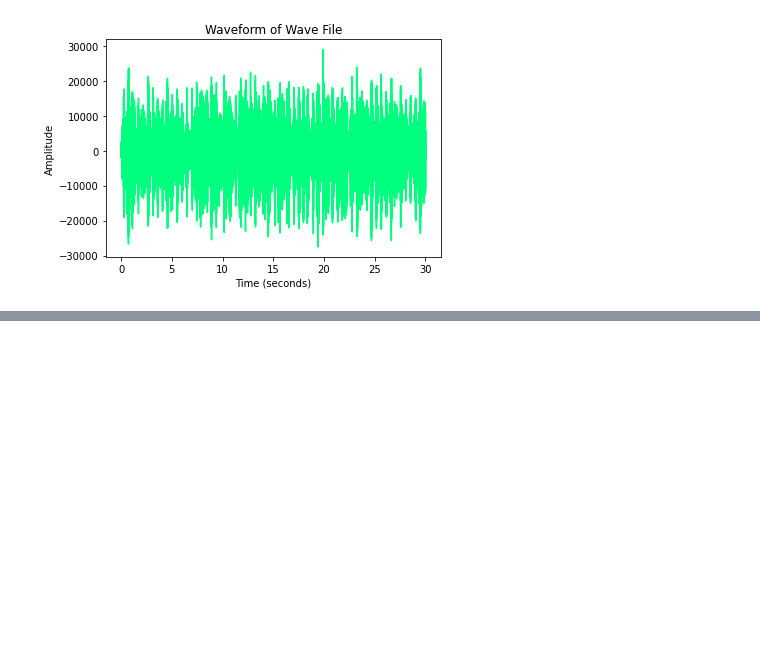
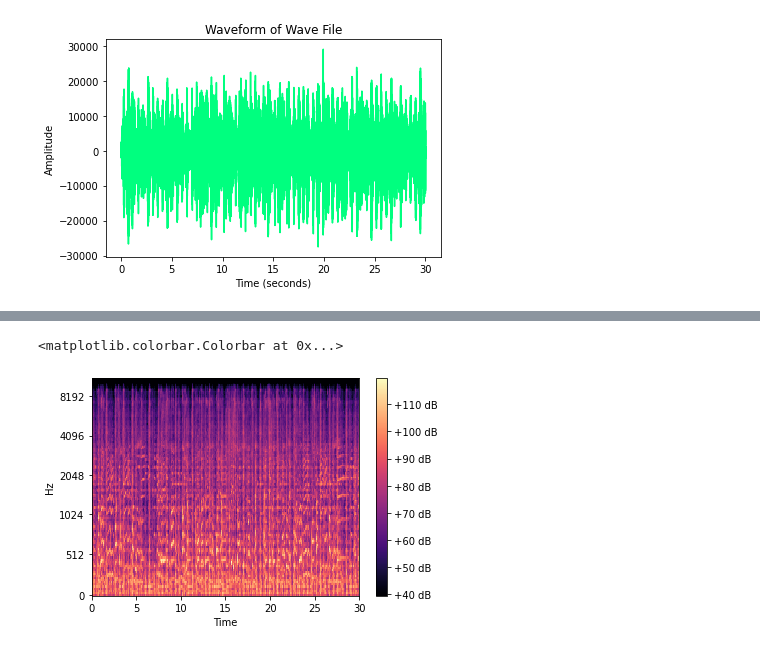
Before and after one commit to deanihou/music-Genre, a Jupyter notebook: data_collection.ipynb, the cells around one changed output, grey strips where cells are left out. Saved outputs shown, nothing was run; the diff lists cells and outputs as text; code cells hidden in the pictures; blank space fills up the shorter version.

```diff
--- a/data_collection.ipynb
+++ b/data_collection.ipynb
@@ -114,0 +160,8 @@ graph_spectrogram(r"C:\Users\DM Espinosa\Desktop\music-Genre\data\Data\genres_or
+# %%
+# use the decibel scale to get the final Mel Spectrogram
+mel_sgram = librosa.amplitude_to_db(mel_scale_sgram, ref=np.min)
+librosa.display.specshow(mel_sgram, sr=sample_rate, x_axis='time', y_axis='mel')
+plt.colorbar(format='%+2.0f dB')
+# %% [output]
+<matplotlib.colorbar.Colorbar at 0x...>
+[figure, added]
```
Also changed, not shown: parts of 5 cells of this notebook, 2 other files.
